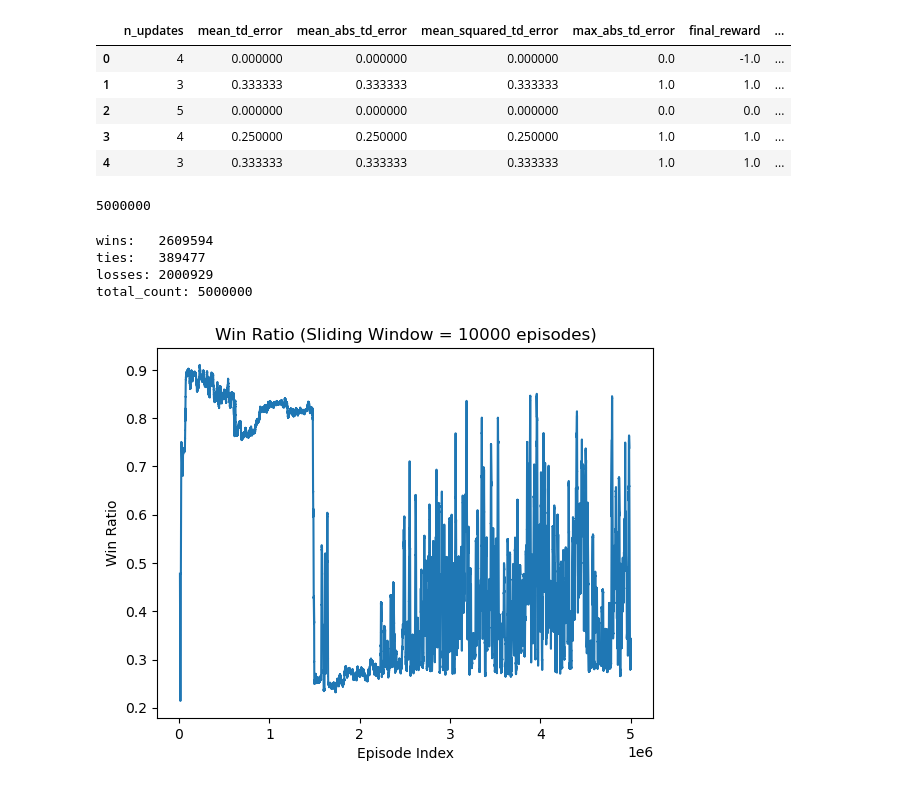
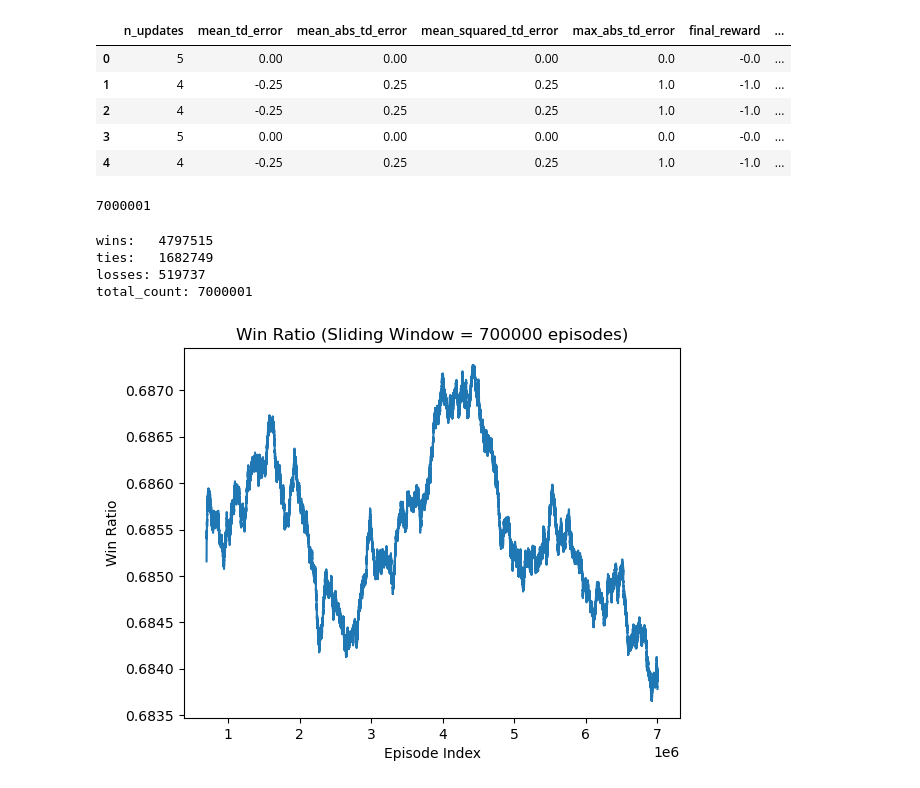
Before and after one commit to jamesGadoury/tic-tac-toe-ui, a Jupyter notebook: tic-tac-toe-rl/training_analysis_latest.ipynb, the cells around one changed output. Cells and saved outputs as stored; diff of their text form; code cells hidden in the pictures.

```diff
--- a/tic-tac-toe-rl/training_analysis_latest.ipynb
+++ b/tic-tac-toe-rl/training_analysis_latest.ipynb
@@ -11,7 +11,7 @@ def load_results_dataframe(dir: Path, pattern: str) -> pd.DataFrame:
     and returns a single DataFrame with columns:
       - all keys from your JSON records
       - 'source_file': the filename each record came from
-      - 'modified_time': a pandas.Timestamp of the file’s mtime
+      - 'modified_time': a pandas.Timestamp of the file's mtime
 
     Rows are sorted by modified_time (most recent first).
     """
@@ -65,7 +65,7 @@ def load_results_dataframe(dir: Path, pattern: str) -> pd.DataFrame:
 def load_episodes_dataframe(dir: Path) -> pd.DataFrame:
     return load_results_dataframe(dir=dir, pattern="episodes_*.json")
 # %%
-training_dir = Path("./outputs/1753594308579026085")
+training_dir = Path("outputs/1753645791695407476")
 # %%
 training_params = json.load(open(training_dir / "training_params.json", "r"))
 for k, v in training_params.items():
@@ -87,15 +85,15 @@ episodes = load_episodes_dataframe(training_dir)
 episodes.head()
 # %% [output]
 |  | n_updates | mean_td_error | mean_abs_td_error | mean_squared_td_error | max_abs_td_error | final_reward | ... |
-| 0 | 4 | 0.000000 | 0.000000 | 0.000000 | 0.0 | -1.0 | ... |
-| 1 | 3 | 0.333333 | 0.333333 | 0.333333 | 1.0 | 1.0 | ... |
-| 2 | 5 | 0.000000 | 0.000000 | 0.000000 | 0.0 | 0.0 | ... |
-| 3 | 4 | 0.250000 | 0.250000 | 0.250000 | 1.0 | 1.0 | ... |
-| 4 | 3 | 0.333333 | 0.333333 | 0.333333 | 1.0 | 1.0 | ... |
+| 0 | 5 | 0.00 | 0.00 | 0.00 | 0.0 | -0.0 | ... |
+| 1 | 4 | -0.25 | 0.25 | 0.25 | 1.0 | -1.0 | ... |
+| 2 | 4 | -0.25 | 0.25 | 0.25 | 1.0 | -1.0 | ... |
+| 3 | 5 | 0.00 | 0.00 | 0.00 | 0.0 | -0.0 | ... |
+| 4 | 4 | -0.25 | 0.25 | 0.25 | 1.0 | -1.0 | ... |
 # %%
 len(episodes)
 # %% [output]
-5000000
+7000001
 # %%
 def get_moving_window_average(data: np.ndarray, window_size: int):
     weights = np.ones(window_size) / window_size
@@ -105,10 +103,11 @@ def get_moving_window_average(data: np.ndarray, window_size: int):
 codes = (episodes["final_reward"].astype(int) + 1).to_numpy()
 
 # counts[0] = losses, counts[1] = ties, counts[2] = wins
-counts = np.bincount(codes, minlength=3)
+# counts = np.bincount(codes, minlength=3)
 
-loss_count, tie_count, win_count = counts
-total_count = counts.sum()
+win_rows, tie_rows, loss_rows = (episodes["final_reward"].eq(r) for r in (1.0, 0.0, -1.0,))
+win_count, tie_count, loss_count  = win_rows.sum(), tie_rows.sum(), loss_rows.sum()
+total_count = win_count + tie_count + loss_count
 
 print(f"wins:   {win_count}")
 print(f"ties:   {tie_count}")
@@ -116,19 +115,22 @@ print(f"losses: {loss_count}")
 print(f"total_count: {total_count}")
 assert total_count == len(episodes)
 # %% [output]
-wins:   2609594
-ties:   389477
-losses: 2000929
-total_count: 5000000
+wins:   4797515
+ties:   1682749
+losses: 519737
+total_count: 7000001
+# %%
+# TODO: is this a good window size? should it be more adaptive based on scale rather than a fixed ratio?
+window_size = int(total_count / 10)
 # %%
-win_ratio = episodes["final_reward"].eq(1.0).rolling(window=10000).mean()
+win_ratio = win_rows.rolling(window=window_size).mean()
 
 plt.figure()
 plt.plot(win_ratio)
-plt.title(f"Win Ratio (Sliding Window = {10000} episodes)")
+plt.title(f"Win Ratio (Sliding Window = {window_size} episodes)")
 plt.xlabel("Episode Index")
 plt.ylabel("Win Ratio")
 plt.show()
 # %% [output]
-[figure, old version]
+[figure, new version]
 # %%
```
Also changed, not shown: parts of 10 cells of this notebook, 10 other files.
